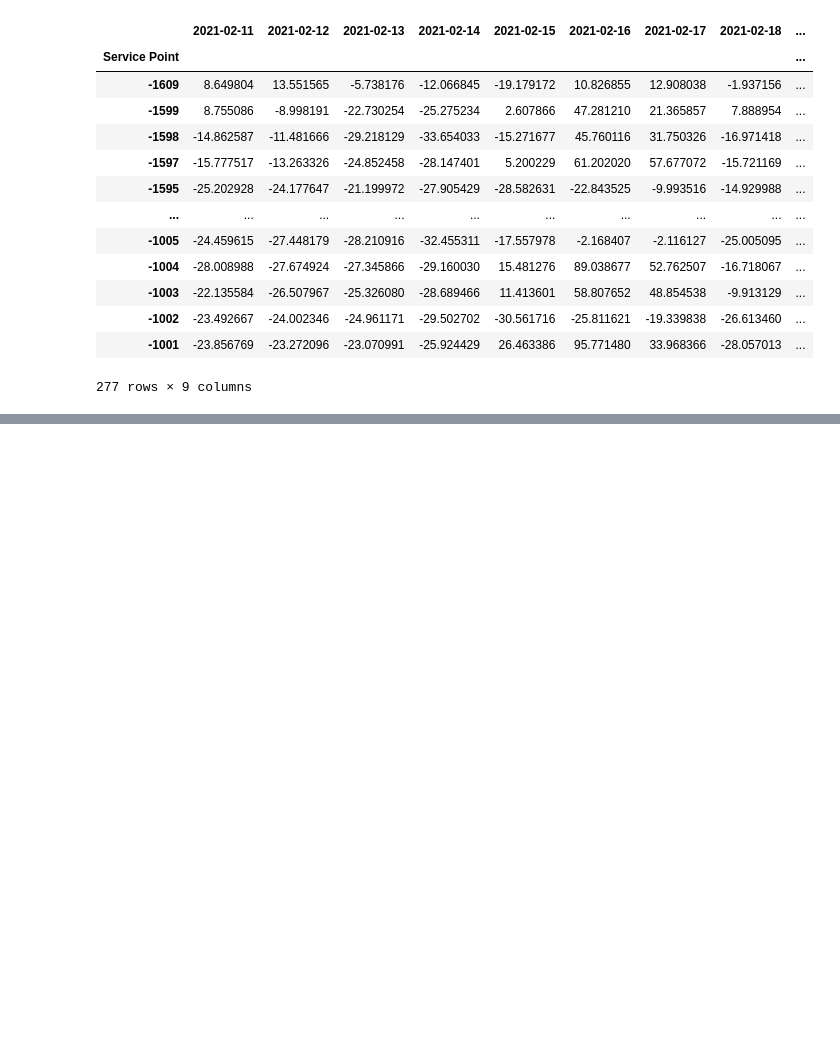
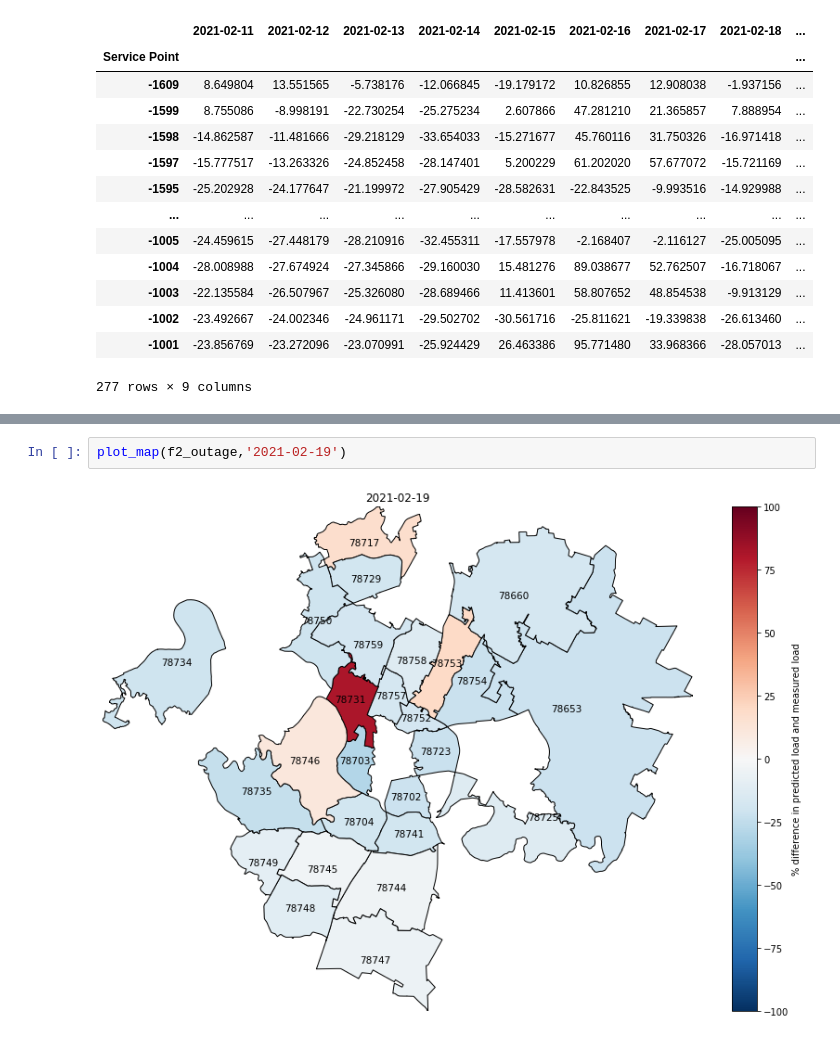
Before and after one commit to prav0761/Unsupervised-Anomaly-Detection-of-Winter-Storm-Outages, a Jupyter notebook: winter_storm_predictions-servicepoint_full_servicepoint.ipynb, the cells around one changed output, grey strips where cells are left out. Drawn from its saved outputs; the diff is of its cells as text; blank space fills up the shorter version.

```diff
--- a/winter_storm_predictions-servicepoint_full_servicepoint.ipynb
+++ b/winter_storm_predictions-servicepoint_full_servicepoint.ipynb
@@ -381,2 +419,6 @@ f2
+# %%
+plot_map(f2_outage,'2021-02-19')
+# %% [output]
+[figure, added]
 # %%
 
```
Also changed, not shown: parts of 15 cells of this notebook.
